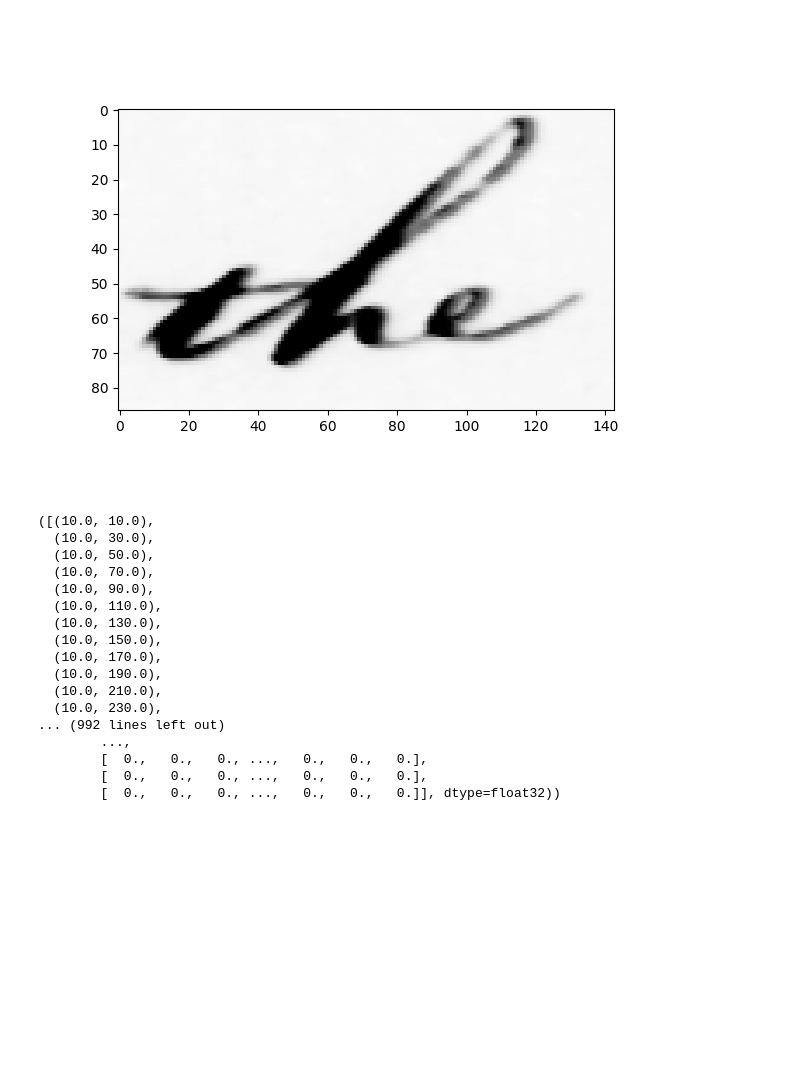
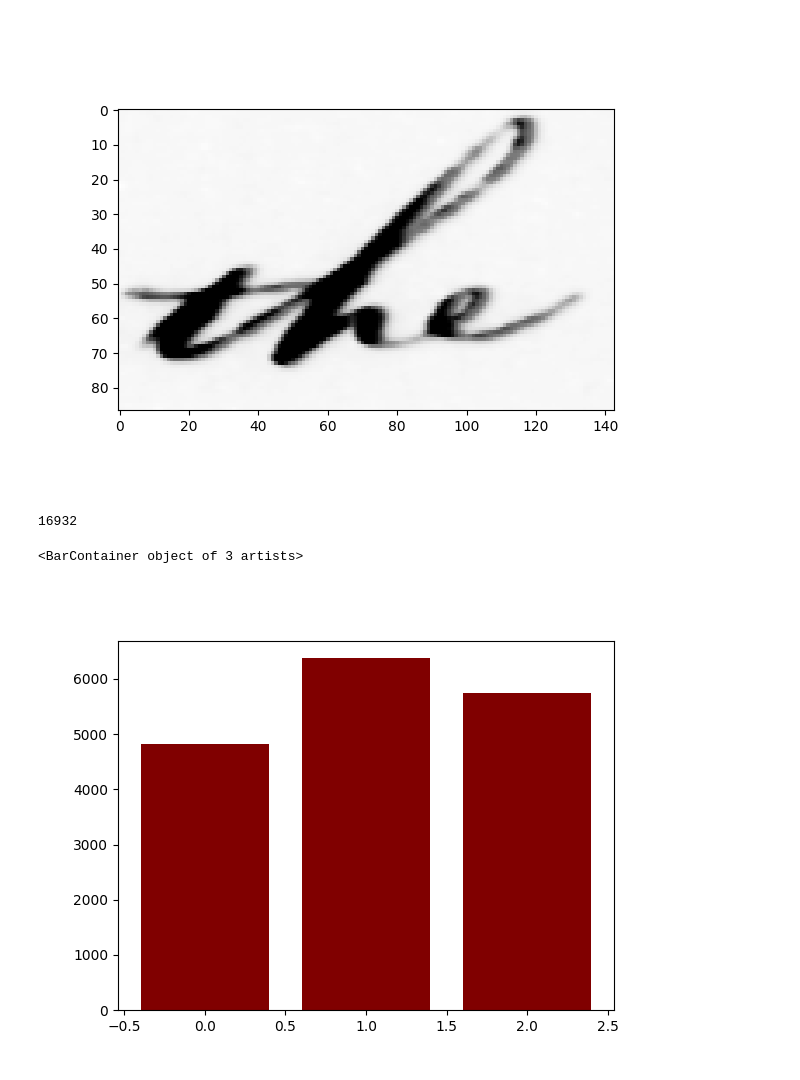
Before and after one commit to magdyamr542/fachprojekt, a Jupyter notebook: task/solution.ipynb, the cells around one changed output. Saved outputs shown, nothing was run; the diff lists cells and outputs as text; code cells hidden in the pictures; blank space fills up the shorter version.

```diff
--- a/task/solution.ipynb
+++ b/task/solution.ipynb
@@ -42,28 +42,29 @@ ax.imshow(theWord, cmap=cm.get_cmap('Greys_r'))
 # %% [output]
 <matplotlib.image.AxesImage at 0x...>
 [figure]
-# %%
-# compute the sift descriptors of the image
-from common.features import compute_sift_descriptors
-sift_desc = compute_sift_descriptors(im_arr)
-
-
-#
-# %% [output]
-([(10.0, 10.0),
-  (10.0, 30.0),
-  (10.0, 50.0),
-  (10.0, 70.0),
-  (10.0, 90.0),
-  (10.0, 110.0),
-  (10.0, 130.0),
-  (10.0, 150.0),
-  (10.0, 170.0),
-  (10.0, 190.0),
-  (10.0, 210.0),
-  (10.0, 230.0),
-... (992 lines left out)
-        ...,
-        [  0.,   0.,   0., ...,   0.,   0.,   0.],
-        [  0.,   0.,   0., ...,   0.,   0.,   0.],
-        [  0.,   0.,   0., ...,   0.,   0.,   0.]], dtype=float32))
+# %%
+# compute the features of the test image
+from scipy.cluster.vq import kmeans2
+from common.features import compute_sift_descriptors
+
+testing_word_frames ,testing_word_desc  = compute_sift_descriptors(testing_word_arr)
+page_frames ,page_desc  = compute_sift_descriptors(im_arr)
+n_centroids = 3
+# create a cluster of the full image
+_, labels = kmeans2(page_desc, n_centroids, iter=20, minit='points')
+
+print(len(page_frames))
+# %% [output]
+16932
+# %%
+# compute the bag of features
+bin_count = np.bincount(labels,minlength = n_centroids)
+bin_count
+
+fig = plt.figure()
+ax = fig.add_subplot(111)
+colormap = cm.get_cmap('jet')
+ax.bar(list(range(n_centroids)) , bin_count , color = [colormap(bin) for bin in bin_count])
+# %% [output]
+<BarContainer object of 3 artists>
+[figure, added]
```
Also changed, not shown: parts of 2 cells of this notebook, 1 other file.
